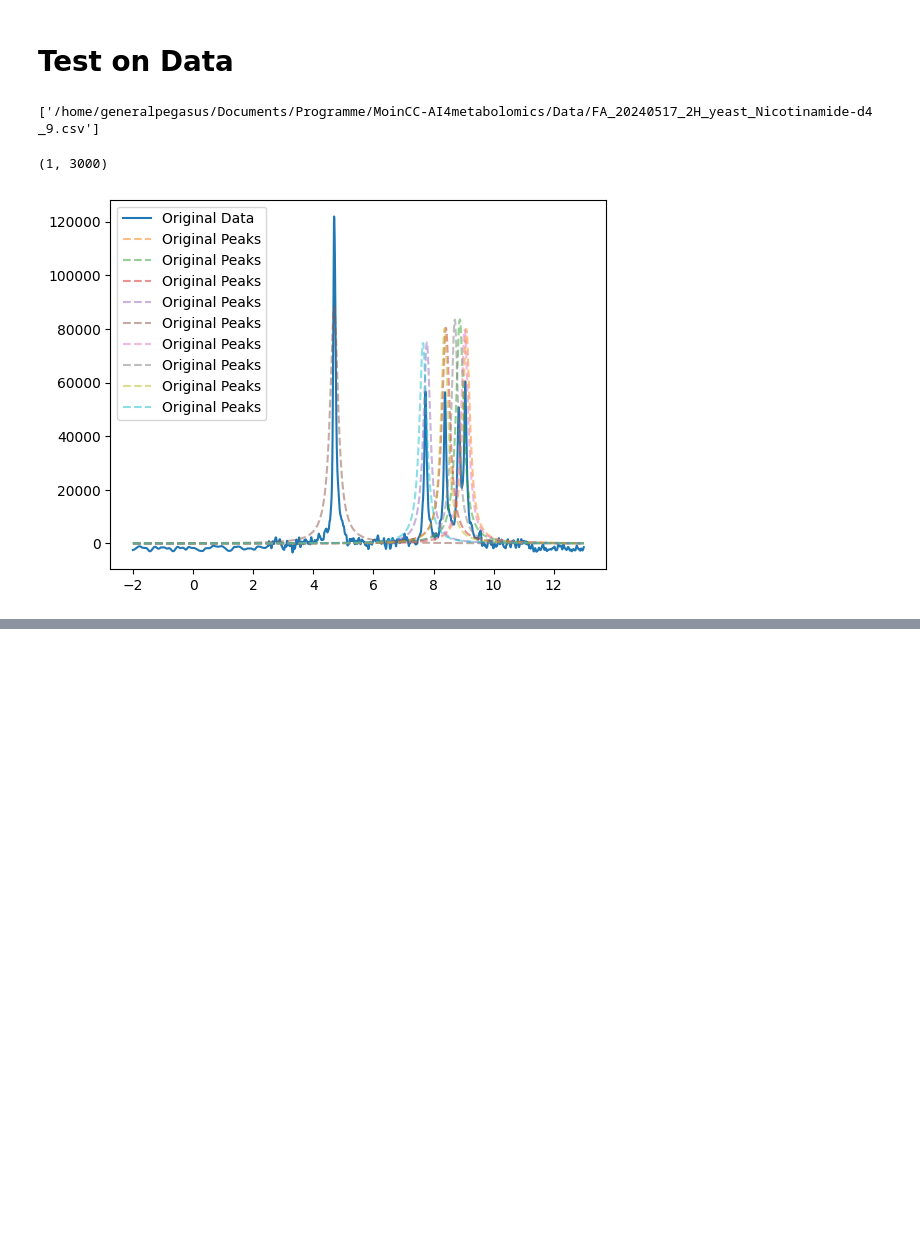
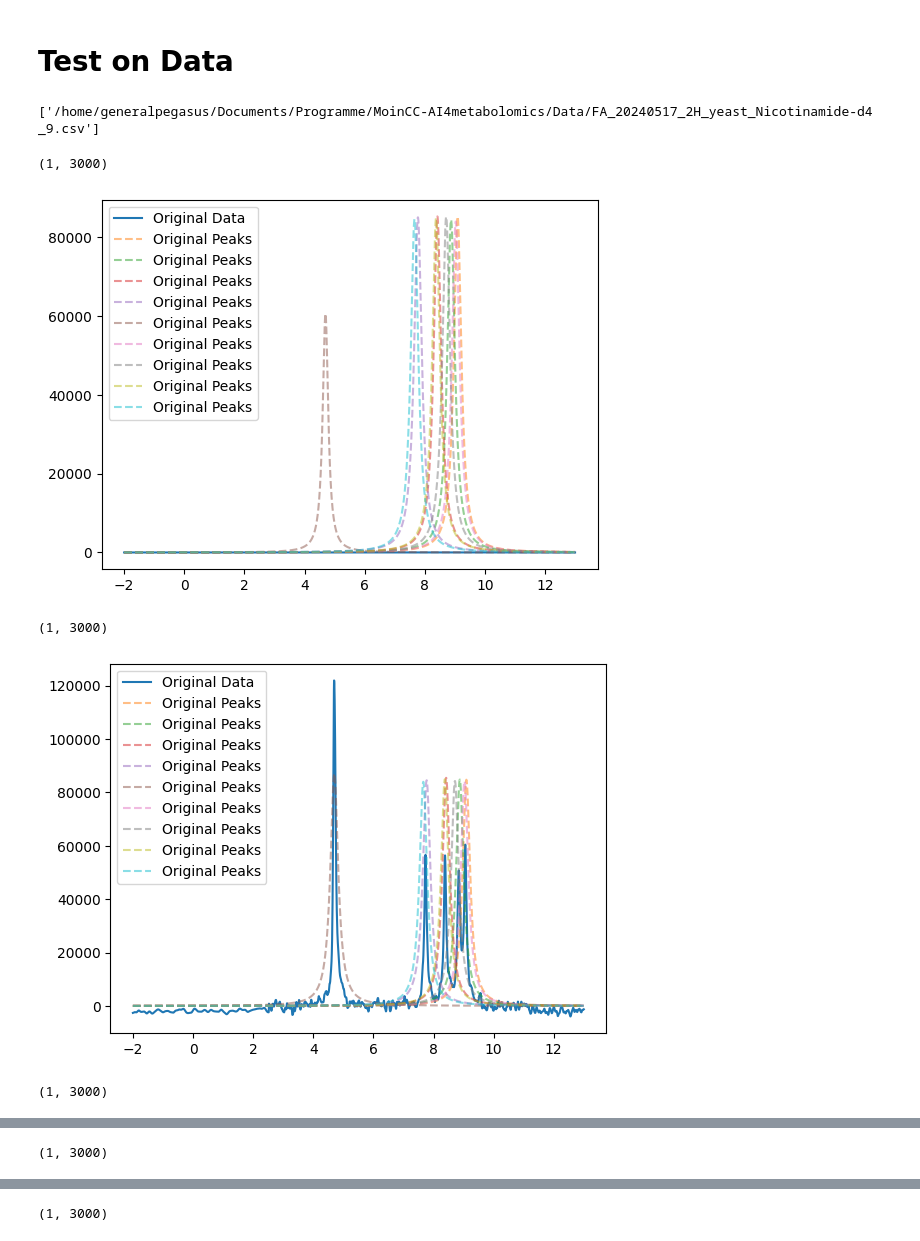
Before and after one commit to RATFIVE/MoinCC-AI4metabolomics, a Jupyter notebook: 03_DeepLearning/ImplementingNeuralNetwork.ipynb, the cells around one changed output, grey strips where cells are left out. Cells and saved outputs as stored; diff of their text form; code cells hidden in the pictures; blank space fills up the shorter version.

```diff
--- a/03_DeepLearning/ImplementingNeuralNetwork.ipynb
+++ b/03_DeepLearning/ImplementingNeuralNetwork.ipynb
@@ -953,11 +920,11 @@ print(len(substrates_list))
 # bring the data back to the cpu
 data_train_tensor = data_train_tensor.to("cpu")
 data_val_tensor = data_val_tensor.to("cpu")
-
+data_test_tensor = data_test_tensor.to("cpu")
 
 target_train_tensor = target_train_tensor.to("cpu")
-
 target_val_tensor = target_val_tensor.to("cpu")
+target_test_tensor = target_test_tensor.to("cpu")
 
 data_train_tensor = data_train_tensor.squeeze(1)
 data_val_tensor = data_val_tensor.squeeze(1)
@@ -976,11 +943,12 @@ print(f'len substrates_list: {len(substrates_list)}')
 
 x0_parms_train, gamma_parms_train, height_parms_train = np.split(target_train, 3, axis=1)
 x0_parms_val, gamma_parms_val, height_parms_val = np.split(target_val, 3, axis=1)
+x0_parms_test, gamma_parms_test, height_parms_test = np.split(target_test, 3, axis=1)
 
 
 
 
-n = 4
+n = 30
 x = x_data[n]
 # plot the data
 #plt.plot(x, data_train[n, :], '-', label='Original Data')
@@ -988,8 +956,14 @@ x = x_data[n]
 #     lorentz = lorentzian(x, x0, gamma, height)
 #     plt.plot(x, lorentz, '--', label='Original Peaks', alpha=0.5)
 
-plt.plot(x, data_val[n, :], '-', label='Original Data', color='grey')
-for x0, gamma, height in zip(x0_parms_val[n], gamma_parms_val[n], height_parms_val[n]):
+# plt.plot(x, data_val[n, :], '-', label='Original Data', color='grey')
+# for x0, gamma, height in zip(x0_parms_val[n], gamma_parms_val[n], height_parms_val[n]):
+#     lorentz = lorentzian(x, x0, gamma, height)
+#     plt.plot(x, lorentz, '--', label='Original Peaks', alpha=0.5)
+
+
+plt.plot(x, data_test[n, :], '-', label='Original Data', color='grey')
+for x0, gamma, height in zip(x0_parms_test[n], gamma_parms_test[n], height_parms_test[n]):
     lorentz = lorentzian(x, x0, gamma, height)
     plt.plot(x, lorentz, '--', label='Original Peaks', alpha=0.5)
 
@@ -1034,45 +1008,48 @@ path_list
 # %%
 df = pd.read_csv(path_list[0])
 
+for i in range(10):
+    # fill the data
+    df_fill = fill_df(df.iloc[:, [0, i]])
 
-# fill the data
-df_fill = fill_df(df.iloc[:, [0, 1]])
+    # interpolate the data
+    df_interpolated = interpolate_to_shape(df_fill.iloc[:, 0], df_fill.iloc[:, 1], spectrum_lenth=3000)
 
-# interpolate the data
-df_interpolated = interpolate_to_shape(df_fill.iloc[:, 0], df_fill.iloc[:, 1], spectrum_lenth=3000)
+    x_test = df_interpolated.iloc[:, 0]
+    y_test = df_interpolated.iloc[:, 1]
 
-x_test = df_interpolated.iloc[:, 0]
-y_test = df_interpolated.iloc[:, 1]
+    # scale the data
+    y_test_sc = data_scaler.transform(y_test.values.reshape(1, -1))
+    print(y_test_sc.shape)
 
-# scale the data
-y_test_sc = data_scaler.transform(y_test.values.reshape(1, -1))
-print(y_test_sc.shape)
+    # convert to tensor
+    y_test_tensor = torch.tensor(y_test_sc, dtype=torch.float32)
 
-# convert to tensor
-y_test_tensor = torch.tensor(y_test_sc, dtype=torch.float32)
+    # predict the data
+    target_test_pred = model.predict(y_test_tensor)
 
-# predict the data
-target_test_pred = predict(model, y_test_tensor)
+    # bring the data back to the cpu
+    target_test_pred = target_test_pred.cpu().detach().numpy()
 
-# bring the data back to the cpu
-target_test_pred = target_test_pred.cpu().detach().numpy()
+    # rescale the data
+    target_test_pred_rescaled = target_scaler.inverse_transform(target_test_pred)
 
-# rescale the data
-target_test_pred_rescaled = target_scaler.inverse_transform(target_test_pred)
+    # reshape the data
+    target_test_pred = target_test_pred_rescaled.reshape(target_test_pred_rescaled.shape[0], -1)
 
-# reshape the data
-target_test_pred = target_test_pred_rescaled.reshape(target_test_pred_rescaled.shape[0], -1)
-
-x0_parms_test, gamma_parms_test, height_parms_test = np.split(target_test_pred, 3, axis=1)
+    x0_parms_test, gamma_parms_test, height_parms_test = np.split(target_test_pred, 3, axis=1)
 
 
-# plot the data
-plt.plot(x_test, y_test, '-', label='Original Data')
-for x0, gamma, height in zip(x0_parms_test[0], gamma_parms_test[0], height_parms_test[0]):
-    lorentz = lorentzian(x_test, x0, gamma, height)
-    plt.plot(x_test, lorentz, '--', label='Original Peaks', alpha=0.5)
-plt.legend()
-plt.show()
+    # plot the data
+    plt.plot(x_test, y_test, '-', label='Original Data')
+    for x0, gamma, height in zip(x0_parms_test[0], gamma_parms_test[0], height_parms_test[0]):
+        lorentz = lorentzian(x_test, x0, gamma, height)
+        plt.plot(x_test, lorentz, '--', label='Original Peaks', alpha=0.5)
+    plt.legend()
+    plt.show()
 # %% [output]
 (1, 3000)
-[figure, old version]
+[figure, new version]
+(1, 3000)
+[figure, added]
+(1, 3000)
@@ -1078,0 +1057 @@ plt.show()
+(1, 3000)
@@ -1078,0 +1059 @@ plt.show()
+(1, 3000)
```
Also changed, not shown: parts of 23 cells of this notebook.
